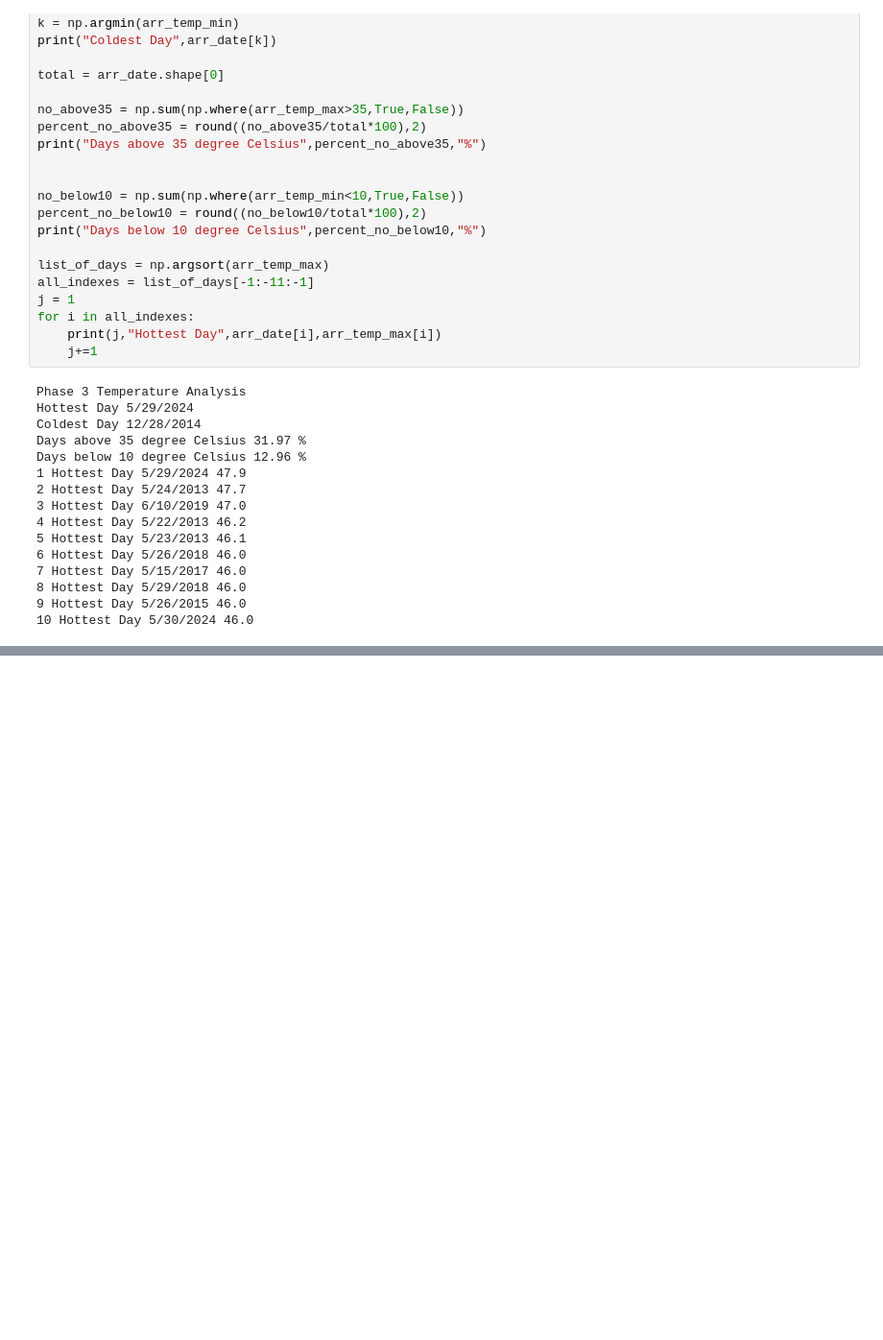
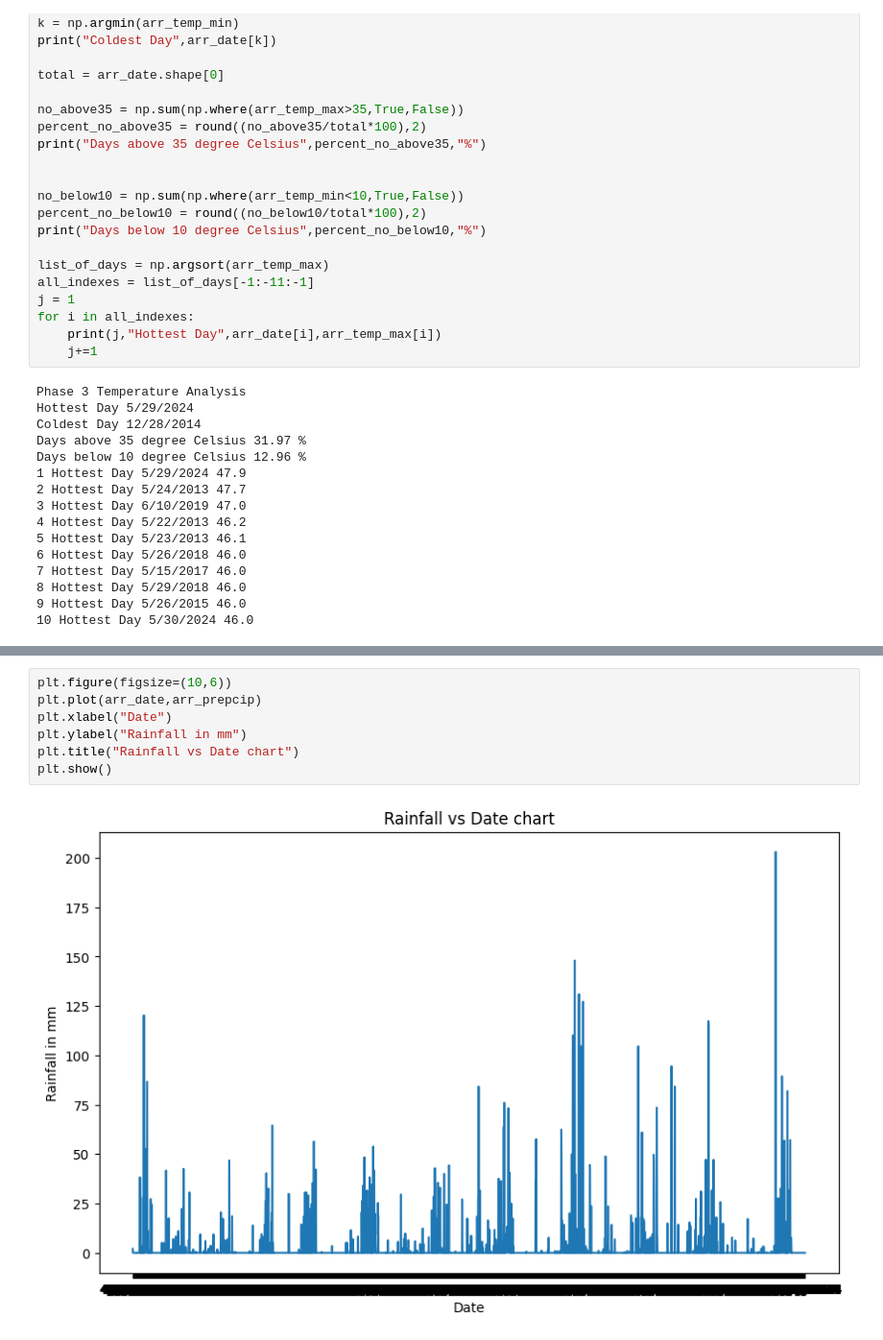
Before and after one commit to realakshatsingh/delhi-weather-analysis, a Jupyter notebook: weatheranalysis.ipynb, the cells around one changed output, grey strips where cells are left out. Shown at 96% size. Cells and saved outputs as stored; diff of their text form; blank space fills up the shorter version.

```diff
--- a/weatheranalysis.ipynb
+++ b/weatheranalysis.ipynb
@@ -136,0 +311,9 @@ print("Phase 4: Rainfall Analysis")
+# %%
+plt.figure(figsize=(10,6))
+plt.plot(arr_date,arr_prepcip)
+plt.xlabel("Date")
+plt.ylabel("Rainfall in mm")
+plt.title("Rainfall vs Date chart")
+plt.show()
+# %% [output]
+[figure, added]
```
Also changed, not shown: parts of 19 cells of this notebook, 2 other files.
